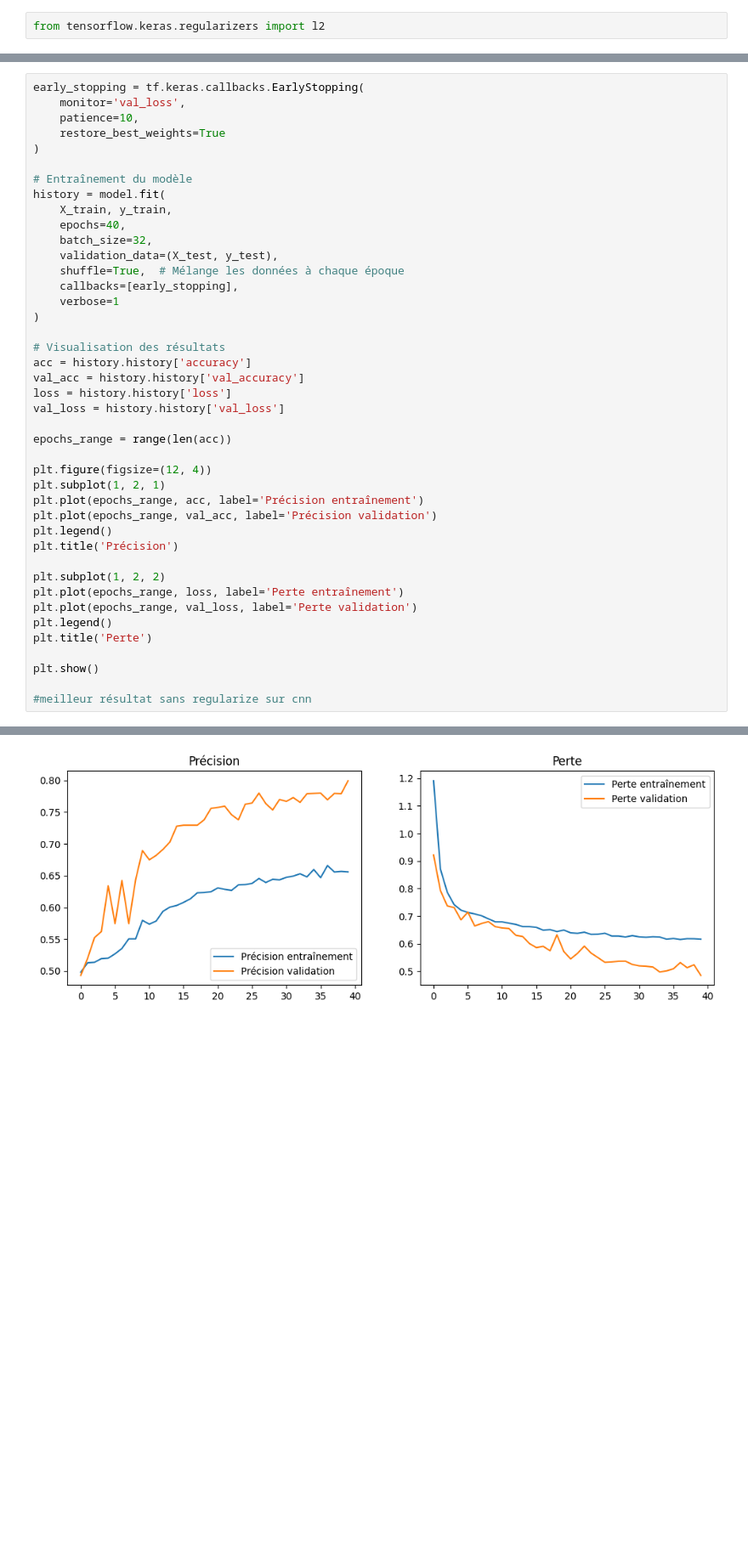
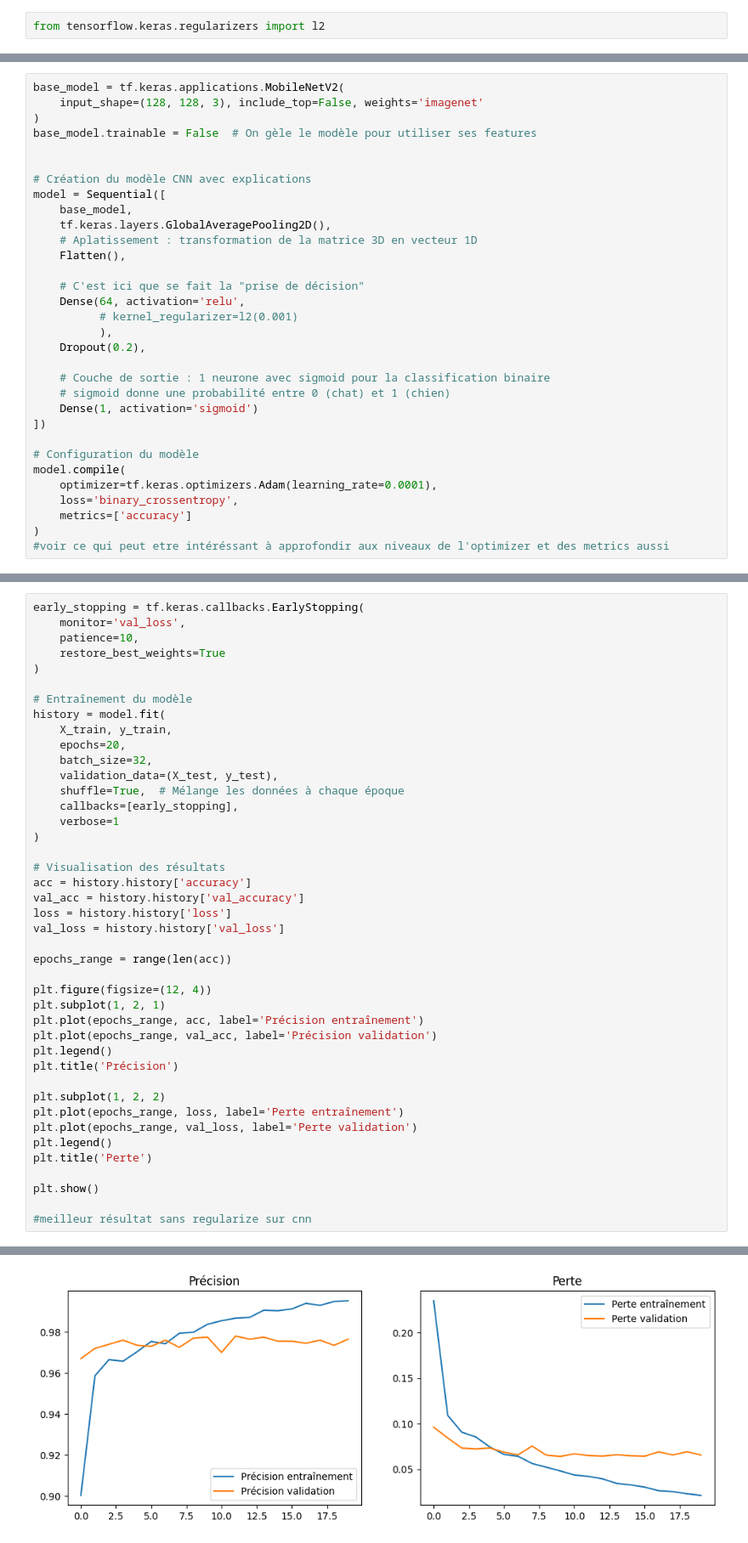
Before and after one commit to Yassin97440/cat-vs-dog, a Jupyter notebook: cat_vs_dog_TF.ipynb, the cells around one changed output, grey strips where cells are left out. Shown at 85% size. Saved outputs shown, nothing was run; the diff lists cells and outputs as text; blank space fills up the shorter version.

Commit message:
new validation_ accuracy record : 0.98 -après stagnation avec dataset et config, test avec transferts d'apprentissage

```diff
--- a/cat_vs_dog_TF.ipynb
+++ b/cat_vs_dog_TF.ipynb
@@ -210,0 +134,32 @@ model.compile(
+# %%
+base_model = tf.keras.applications.MobileNetV2(
+    input_shape=(128, 128, 3), include_top=False, weights='imagenet'
+)
+base_model.trainable = False  # On gèle le modèle pour utiliser ses features
+
+
+# Création du modèle CNN avec explications
+model = Sequential([
+    base_model,
+    tf.keras.layers.GlobalAveragePooling2D(),
+    # Aplatissement : transformation de la matrice 3D en vecteur 1D
+    Flatten(),
+
+    # C'est ici que se fait la "prise de décision"
+    Dense(64, activation='relu',
+          # kernel_regularizer=l2(0.001)
+          ),
+    Dropout(0.2),
+
+    # Couche de sortie : 1 neurone avec sigmoid pour la classification binaire
+    # sigmoid donne une probabilité entre 0 (chat) et 1 (chien)
+    Dense(1, activation='sigmoid')
+])
+
+# Configuration du modèle
+model.compile(
+    optimizer=tf.keras.optimizers.Adam(learning_rate=0.0001),
+    loss='binary_crossentropy',
+    metrics=['accuracy']
+)
+#voir ce qui peut etre intéréssant à approfondir aux niveaux de l'optimizer et des metrics aussi
@@ -218,7 +176,7 @@ early_stopping = tf.keras.callbacks.EarlyStopping(
 # Entraînement du modèle
 history = model.fit(
     X_train, y_train,
-    epochs=40,
+    epochs=20,
     batch_size=32,
     validation_data=(X_test, y_test),
     shuffle=True,  # Mélange les données à chaque époque
@@ -271,4 +229,4 @@ Epoch 40/40
-[figure, old version]
+[figure, new version]
 # %%
 # Affichage de l'architecture du modèle
 model.summary()
```
Also changed, not shown: parts of 6 cells of this notebook.
